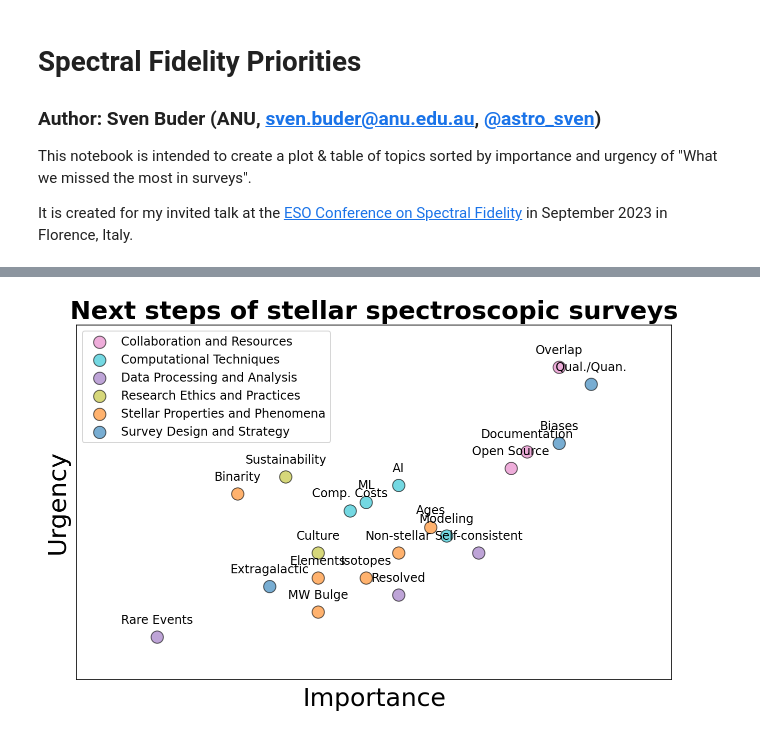
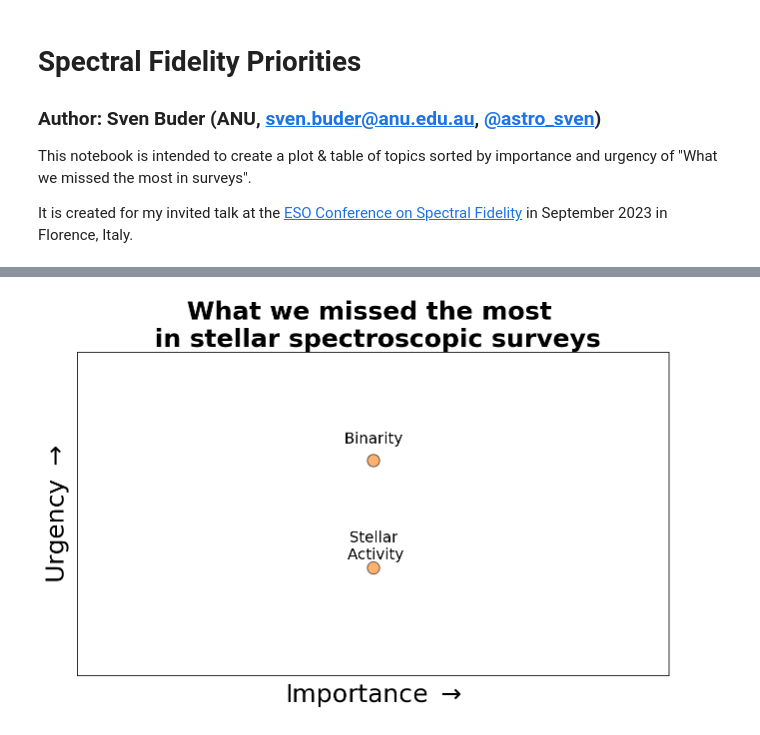
Before and after one commit to svenbuder/spectral_fidelity, a Jupyter notebook: spectral_fidelity_priorities.ipynb, the cells around one changed output, grey strips where cells are left out. Drawn from its saved outputs; the diff is of its cells as text; code cells hidden in the pictures.

Commit message:
first plot

```diff
--- a/spectral_fidelity_priorities.ipynb
+++ b/spectral_fidelity_priorities.ipynb
@@ -20,32 +20,13 @@ import matplotlib.patches as mpatches
 from astropy.table import Table
 # %%
 data = [
-    ["Self-consistent", 8.5, 6.5, "Self-consistent spectrum analysis", "Data Processing and Analysis", "Consistency in spectrum analysis ensures reliability across datasets."],
-    ["Biases", 9, 7.8, "Biases and Selection Effects", "Survey Design and Strategy", "Addressing biases ensures the survey captures a true representation of the sky."],
-    ["Comp. Costs", 7.7, 7, "Computational Costs and Efficiency", "Computational Techniques", "Efficient computation can speed up data processing and results."],
-    ["Qual./Quan.", 9.2, 8.5, "Quality vs. Quantity in Observations", "Survey Design and Strategy", "Balancing depth and breadth of observations ensures comprehensive and detailed results."],
-    ["Binarity", 7, 7.2, "Binarity in stars", "Stellar Properties and Phenomena", "Understanding binary systems is crucial for accurate stellar models."],
-    ["Non-stellar", 8, 6.5, "Non-stellar Contributions to spectra", "Stellar Properties and Phenomena", "Addressing non-stellar contributions can refine spectral analysis."],
-    ["Rare Events", 6.5, 5.5, "Rare Events and Temporal Resolution", "Data Processing and Analysis", "Capturing rare events can lead to unique scientific discoveries."],
-    ["Ages", 8.2, 6.8, "Stellar Ages", "Stellar Properties and Phenomena", "Age determination provides insights into stellar evolution."],
-    ["Elements", 7.5, 6.2, "More Diverse Elements", "Stellar Properties and Phenomena", "Studying a diverse set of elements can reveal stellar processes."],
-    ["Overlap", 9, 8.7, "Survey Overlap and Redundancy", "Collaboration and Resources", "Avoiding redundant observations can save resources."],
-    ["Culture", 7.5, 6.5, "Survey Culture and Best Practices", "Research Ethics and Practices", "Promoting a positive and inclusive research culture enhances collaboration."],
-    ["Resolved", 8, 6, "Resolved vs. Unresolved Spectroscopy", "Data Processing and Analysis", "Connecting observations from different scales ensures comprehensive understanding."],
-    ["Modeling", 8.3, 6.7, "Accurate Spectrum Modeling", "Computational Techniques", "3D NLTE and radiative transfer methods refine spectral analysis."],
-    ["Isotopes", 7.8, 6.2, "Isotope ratios", "Stellar Properties and Phenomena", "Isotope ratios can offer insights into stellar nucleosynthesis."],
-    ["MW Bulge", 7.5, 5.8, "Milky Way Bulge studies", "Stellar Properties and Phenomena", "The bulge holds keys to galaxy formation and evolution."],
-    ["Extragalactic", 7.2, 6.1, "Extragalactic connection", "Survey Design and Strategy", "Connecting stellar spectroscopy from Milky Way to other galaxies broadens our understanding."],
-    ["Open Source", 8.7, 7.5, "Open Source Coding", "Collaboration and Resources", "Open-source tools enhance collaboration and ensure reproducibility."],
-    ["Documentation", 8.8, 7.7, "Survey Documentation", "Collaboration and Resources", "Well-documented surveys help in data interpretation and encourage future use."],
-    ["AI", 8, 7.3, "Use of AI", "Computational Techniques", "AI can assist in data processing, pattern recognition, and predictions."],
-    ["ML", 7.8, 7.1, "Use of Machine Learning", "Computational Techniques", "Machine Learning can uncover patterns and assist in complex data analysis."],
-    ["Sustainability", 7.3, 7.4, "Sustainability in Surveys", "Research Ethics and Practices", "Ensuring long-term sustainability aids future research."]
+    ["Binarity", 7, 7.5, "Binarity in stars", "Stellar Properties and Phenomena", "Spectroscopic binaries and their influence of a single-star spectroscpic analysis","El Badry et al. (2018): http://adsabs.harvard.edu/abs/2018MNRAS.473.5043E, Traven et al. (2020): https://ui.adsabs.harvard.edu/abs/2020A&A...638A.145T"],
+    ["Stellar\n Activity", 7, 7, "Stellar Activity", "Stellar Properties and Phenomena", "","Boro Saikia et al. (2018): https://ui.adsabs.harvard.edu/abs/2018A&A...616A.108B, Spina et al. (2020): https://ui.adsabs.harvard.edu/abs/2020ApJ...895...52S"],
 ]
 
 
 # Convert the data to a Table
-t = Table(rows=data, names=["Abbreviation", "Importance", "Urgency", "Topic", "Category", "Rationale"])
+t = Table(rows=data, names=["Abbreviation", "Importance", "Urgency", "Topic", "Category", "Rationale", "References"])
 
 # Color map for the categories
 color_map = {
@@ -63,35 +53,38 @@ t['Color'] = [color_map[cat] for cat in t['Category']]
 # %%
 # Plotting section
 fig, ax = plt.subplots(figsize=(9, 6))
 
 for cat in np.unique(t['Category']):
     subset = t[t['Category'] == cat]
     ax.scatter(subset['Importance'], subset['Urgency'], s=150, color=subset['Color'][0],
                edgecolors='black', alpha=0.6, label=cat)
-plt.title("Next steps of stellar spectroscopic surveys", fontsize=25, fontweight='bold')
-plt.xlabel("Importance", fontsize=25)
-plt.ylabel("Urgency", fontsize=25)
+plt.title("What we missed the most \n in stellar spectroscopic surveys", fontsize=25, fontweight='bold')
+plt.xlabel(r"Importance $\rightarrow$", fontsize=25)
+plt.ylabel(r"Urgency $\rightarrow$", fontsize=25)
 
 # Automatically set the x and y limits
 plt.xlim(min(t['Importance'])-0.5, max(t['Importance'])+0.5)
 plt.ylim(min(t['Urgency'])-0.5, max(t['Urgency'])+0.5)
 
 # Remove axis ticks but keep the labels
 ax.tick_params(axis='both', which='both', length=0)
 ax.set_xticklabels([])
 ax.set_yticklabels([])
 
-ax.legend(loc='upper left', fontsize=12)
+if len(np.unique(t['Category'])) > 2:
+    ax.legend(loc='upper left', fontsize=12)
 
 # Annotate the points with abbreviations
 for row in t:
-    ax.annotate(row['Abbreviation'], (row['Importance'], row['Urgency']+0.2), fontsize=12, ha='center', va='center')
+    ax.annotate(row['Abbreviation'], (row['Importance'], row['Urgency'] + 0.1), fontsize=15, ha='center', va='center')
 
 # Abbreviations footnote
 footnote = ", ".join([f"{row['Abbreviation']} = {row['Topic']}" for row in t])
 # plt.annotate(f"*Abbreviations: {footnote}", (0,0), (0, -60), xycoords='axes fraction', textcoords='offset points', va='top', fontsize=10)
 
 plt.tight_layout()
+plt.savefig('spectral_fidelity_priorities.pdf',bbox_inches='tight');
 plt.show()
+plt.close()
 # %% [output]
-[figure, old version]
+[figure, new version]
```
Also changed, not shown: parts of 2 cells of this notebook, 1 other file.
